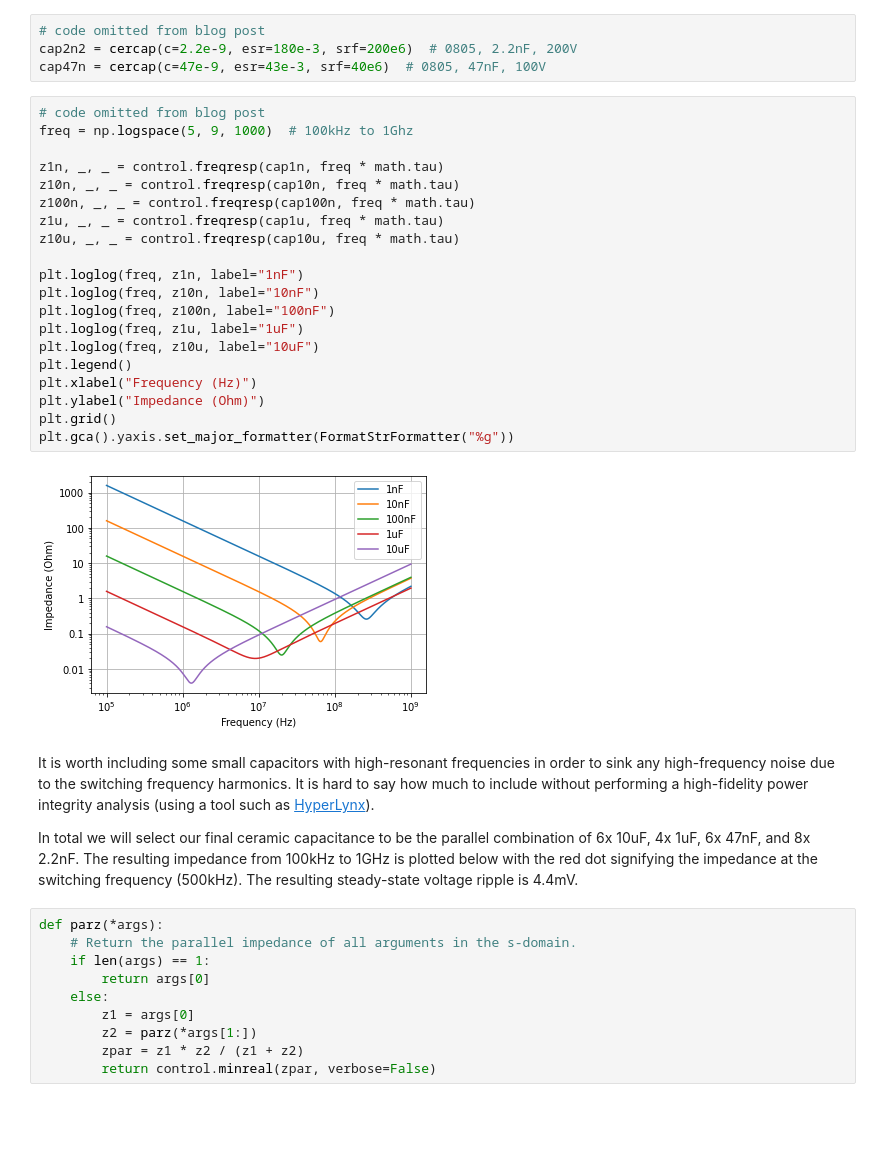
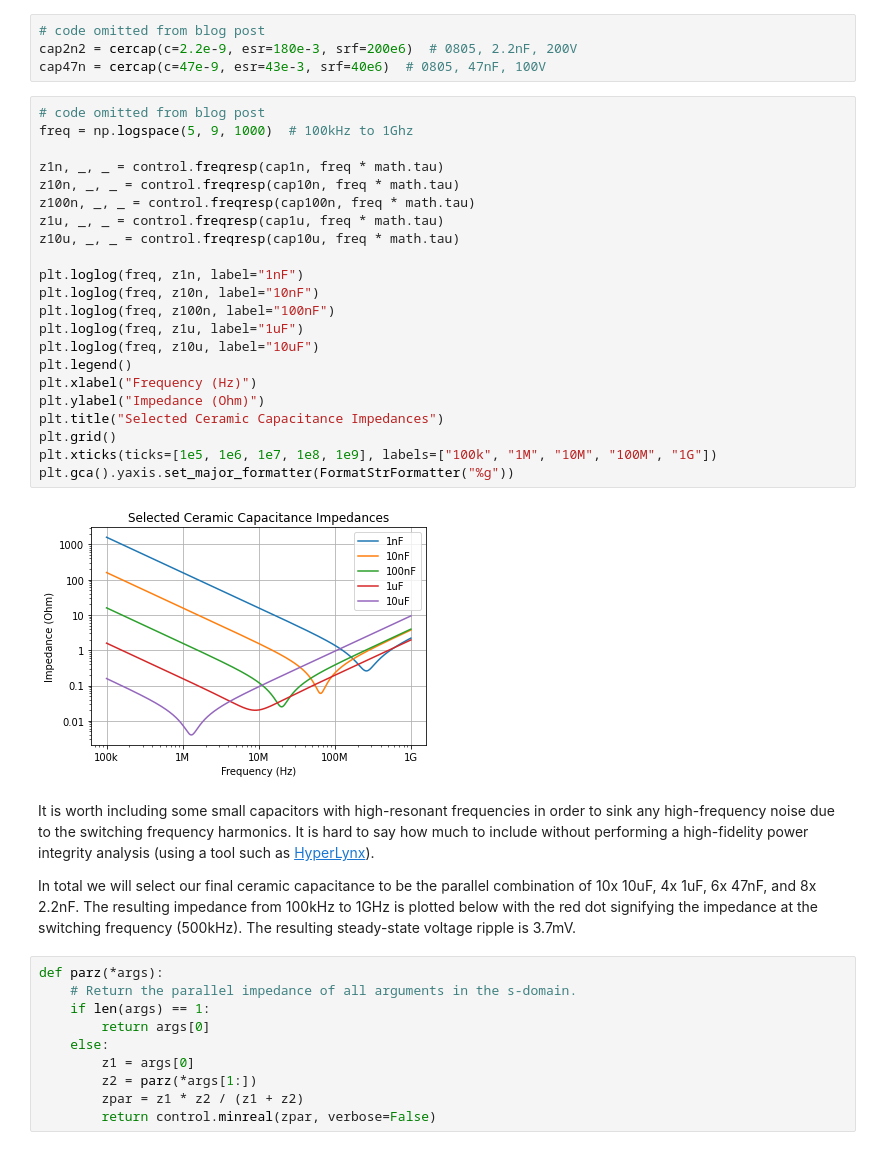
Before and after one commit to amosborne/buck-converter-stability, a Jupyter notebook: analysis.ipynb, the cells around one changed output. Cells and saved outputs as stored; diff of their text form; blank space fills up the shorter version.

```diff
--- a/analysis.ipynb
+++ b/analysis.ipynb
@@ -82,29 +84,31 @@ cap47n = cercap(c=47e-9, esr=43e-3, srf=40e6)  # 0805, 47nF, 100V
 # %%
 # code omitted from blog post
 freq = np.logspace(5, 9, 1000)  # 100kHz to 1Ghz
 
 z1n, _, _ = control.freqresp(cap1n, freq * math.tau)
 z10n, _, _ = control.freqresp(cap10n, freq * math.tau)
 z100n, _, _ = control.freqresp(cap100n, freq * math.tau)
 z1u, _, _ = control.freqresp(cap1u, freq * math.tau)
 z10u, _, _ = control.freqresp(cap10u, freq * math.tau)
 
 plt.loglog(freq, z1n, label="1nF")
 plt.loglog(freq, z10n, label="10nF")
 plt.loglog(freq, z100n, label="100nF")
 plt.loglog(freq, z1u, label="1uF")
 plt.loglog(freq, z10u, label="10uF")
 plt.legend()
 plt.xlabel("Frequency (Hz)")
 plt.ylabel("Impedance (Ohm)")
+plt.title("Selected Ceramic Capacitance Impedances")
 plt.grid()
+plt.xticks(ticks=[1e5, 1e6, 1e7, 1e8, 1e9], labels=["100k", "1M", "10M", "100M", "1G"])
 plt.gca().yaxis.set_major_formatter(FormatStrFormatter("%g"))
 # %% [output]
-[figure, old version]
+[figure, new version]
 # %% [markdown]
 It is worth including some small capacitors with high-resonant frequencies in order to sink any high-frequency noise due to the switching frequency harmonics. It is hard to say how much to include without performing a high-fidelity power integrity analysis (using a tool such as [HyperLynx](https://eda.sw.siemens.com/en-US/pcb/hyperlynx/)).
 
-In total we will select our final ceramic capacitance to be the parallel combination of 6x 10uF, 4x 1uF, 6x 47nF, and 8x 2.2nF. The resulting impedance from 100kHz to 1GHz is plotted below with the red dot signifying the impedance at the switching frequency (500kHz). The resulting steady-state voltage ripple is 4.4mV.
+In total we will select our final ceramic capacitance to be the parallel combination of 10x 10uF, 4x 1uF, 6x 47nF, and 8x 2.2nF. The resulting impedance from 100kHz to 1GHz is plotted below with the red dot signifying the impedance at the switching frequency (500kHz). The resulting steady-state voltage ripple is 3.7mV.
 # %%
 def parz(*args):
     # Return the parallel impedance of all arguments in the s-domain.
```
Also changed, not shown: parts of 14 cells of this notebook.
